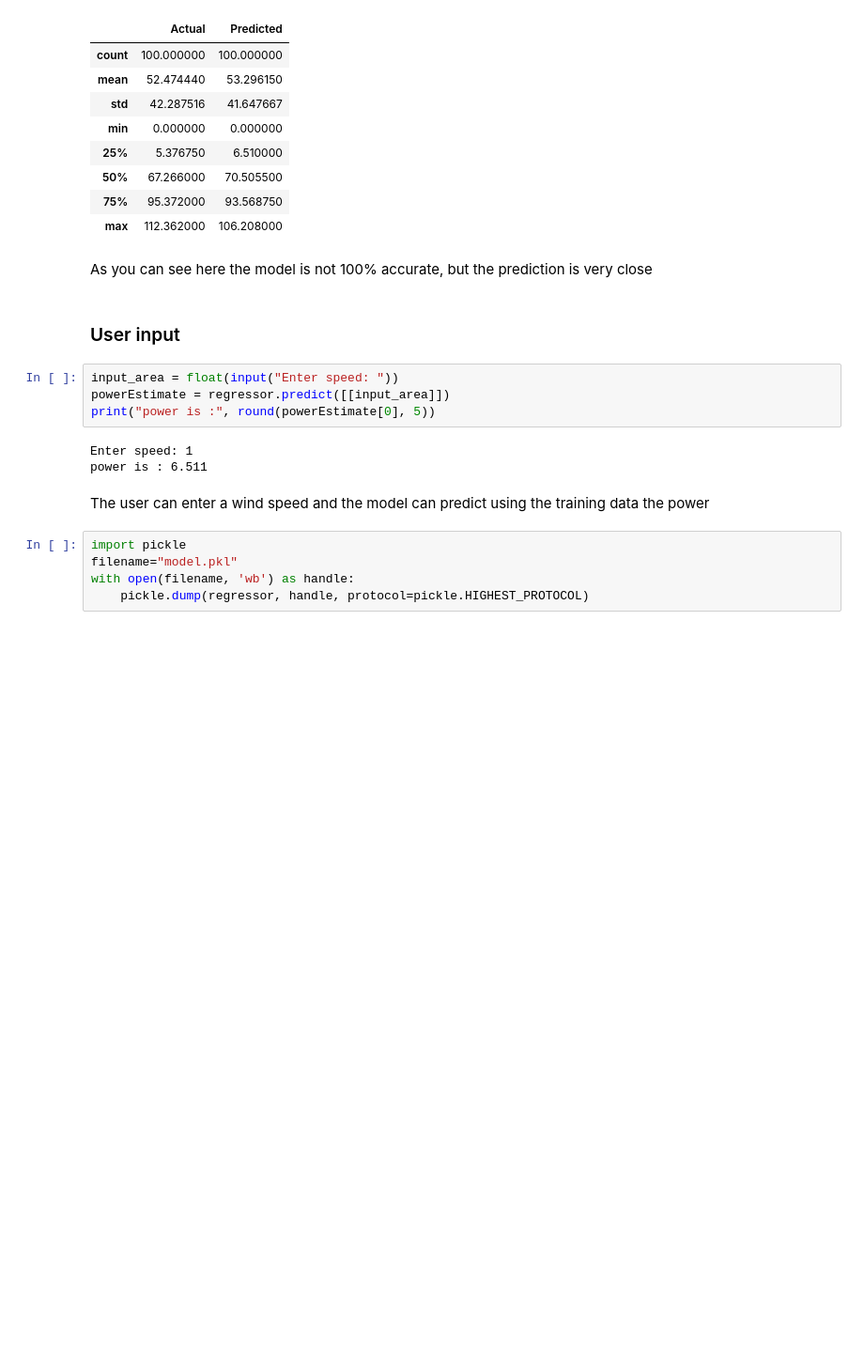
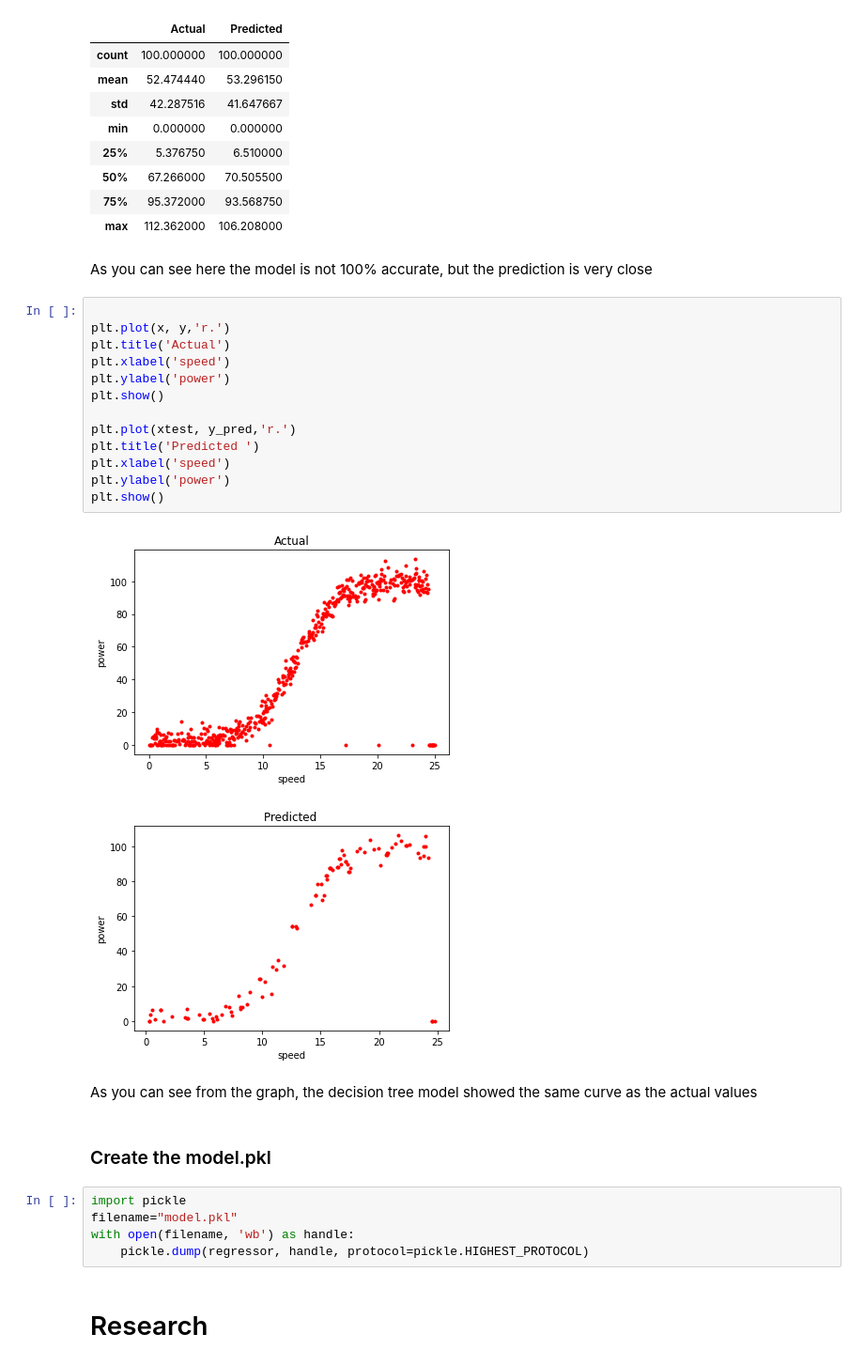
Before and after one commit to KennyThomas/Emerging-Technologies-Project, a Jupyter notebook: Model.ipynb, the cells around one changed output. Shown at 94% size. Drawn from its saved outputs; the diff is of its cells as text; blank space fills up the shorter version.

```diff
--- a/Model.ipynb
+++ b/Model.ipynb
@@ -76,19 +126,30 @@ df.describe()
 | max | 112.362000 | 106.208000 |
 # %% [markdown]
 As you can see here the model is not 100% accurate, but the prediction is very close
-# %% [markdown]
-### User input
-# %%
-input_area = float(input("Enter speed: "))
-powerEstimate = regressor.predict([[input_area]])
-print("power is :", round(powerEstimate[0], 5))
-# %% [output]
-Enter speed: 1
-power is : 6.511
-# %% [markdown]
-The user can enter a wind speed and the model can predict using the training data the power
+# %%
+
+plt.plot(x, y,'r.')
+plt.title('Actual')
+plt.xlabel('speed')
+plt.ylabel('power')
+plt.show()
+
+plt.plot(xtest, y_pred,'r.')
+plt.title('Predicted ')
+plt.xlabel('speed')
+plt.ylabel('power')
+plt.show()
+# %% [output]
+[figure, added]
+[figure, added]
+# %% [markdown]
+As you can see from the graph, the decision tree model showed the same curve as the actual values
+# %% [markdown]
+### Create the model.pkl
 # %%
 import pickle
 filename="model.pkl"
 with open(filename, 'wb') as handle:
     pickle.dump(regressor, handle, protocol=pickle.HIGHEST_PROTOCOL)
+# %% [markdown]
+# Research
```
Also changed, not shown: parts of 19 cells of this notebook, 1 other file.
